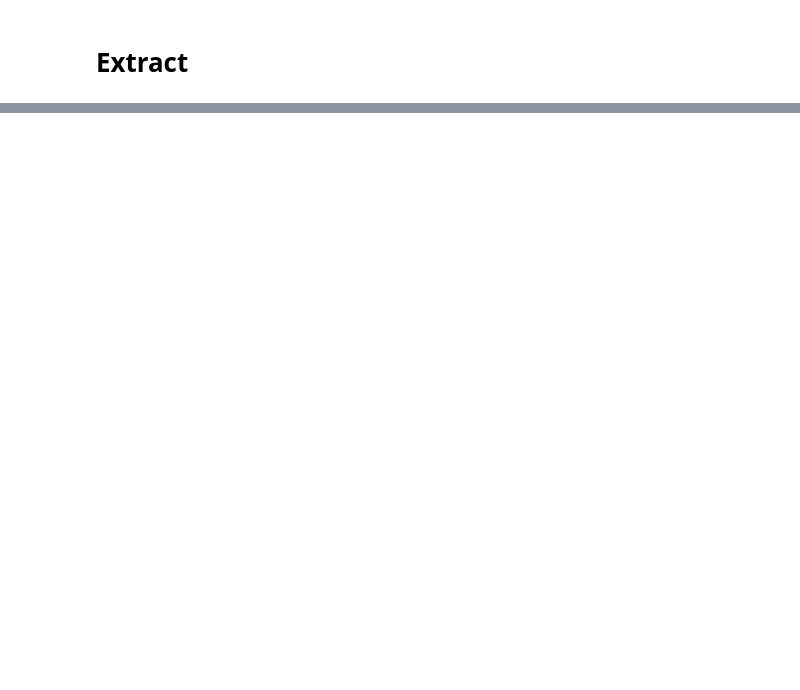
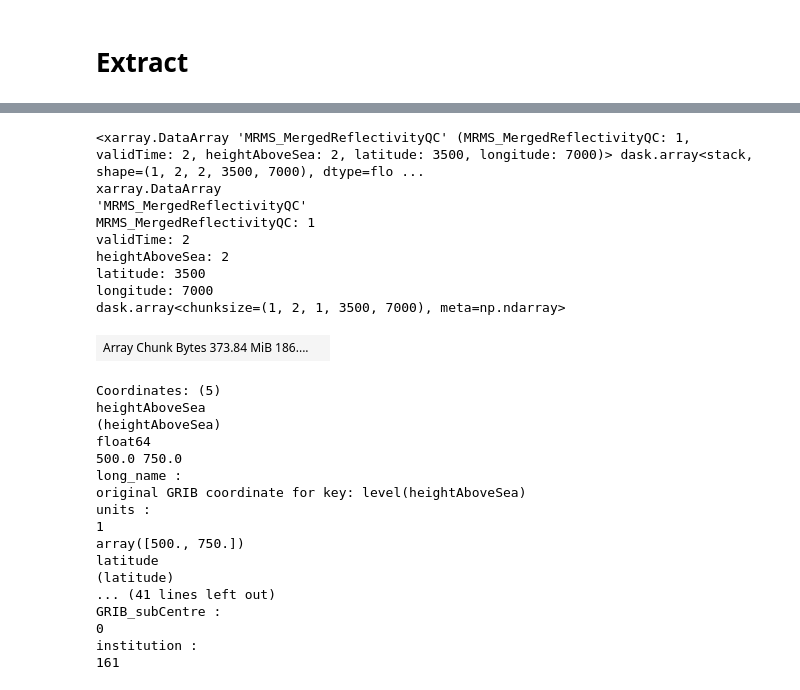
Before and after one commit to leaver2000/MMM-Py, a Jupyter notebook: notebooks/mmmpy-extract.ipynb, the cells around one changed output, grey strips where cells are left out. Cells and saved outputs as stored; diff of their text form; code cells hidden in the pictures; blank space fills up the shorter version.

```diff
--- a/notebooks/mmmpy-extract.ipynb
+++ b/notebooks/mmmpy-extract.ipynb
@@ -199,0 +189,6 @@ ReadError: not a gzip file
+# %%
+%%time
+zarr_bucket = data / "zarr"
+mmmpy.read_mrms(zarr_bucket, engine="zarr")
+# reduced the read time from  30 s -> 42 ms
+# %% [output]
@@ -199,0 +197,27 @@ ReadError: not a gzip file
+<xarray.DataArray 'MRMS_MergedReflectivityQC' (MRMS_MergedReflectivityQC: 1, validTime: 2, heightAboveSea: 2, latitude: 3500, longitude: 7000)> dask.array<stack, shape=(1, 2, 2, 3500, 7000), dtype=flo ...
+xarray.DataArray
+'MRMS_MergedReflectivityQC'
+MRMS_MergedReflectivityQC: 1
+validTime: 2
+heightAboveSea: 2
+latitude: 3500
+longitude: 7000
+dask.array<chunksize=(1, 2, 1, 3500, 7000), meta=np.ndarray>
+| Array Chunk Bytes 373.84 MiB 186.... |  |
+Coordinates: (5)
+heightAboveSea
+(heightAboveSea)
+float64
+500.0 750.0
+long_name :
+original GRIB coordinate for key: level(heightAboveSea)
+units :
+1
+array([500., 750.])
+latitude
+(latitude)
+... (41 lines left out)
+GRIB_subCentre :
+0
+institution :
+161
```
Also changed, not shown: parts of 14 cells of this notebook, 8 other files.
